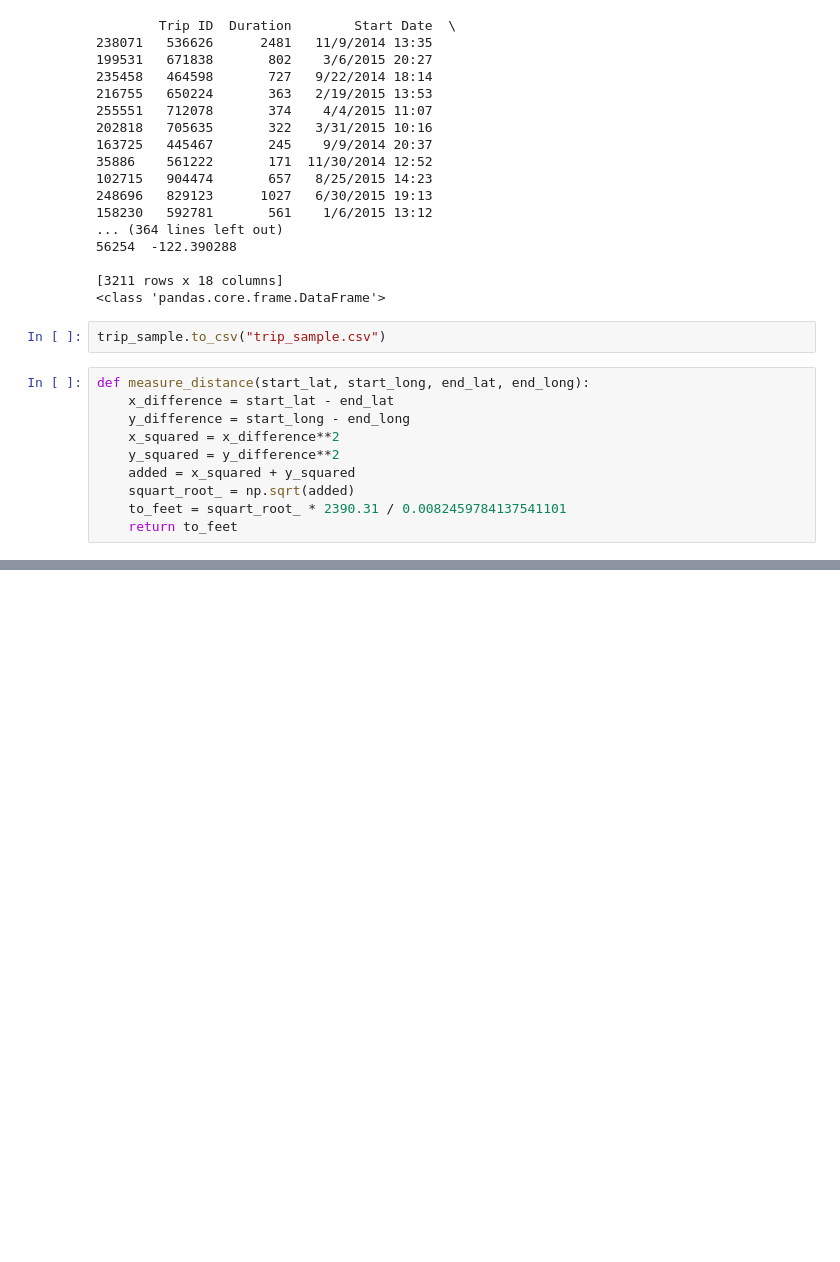
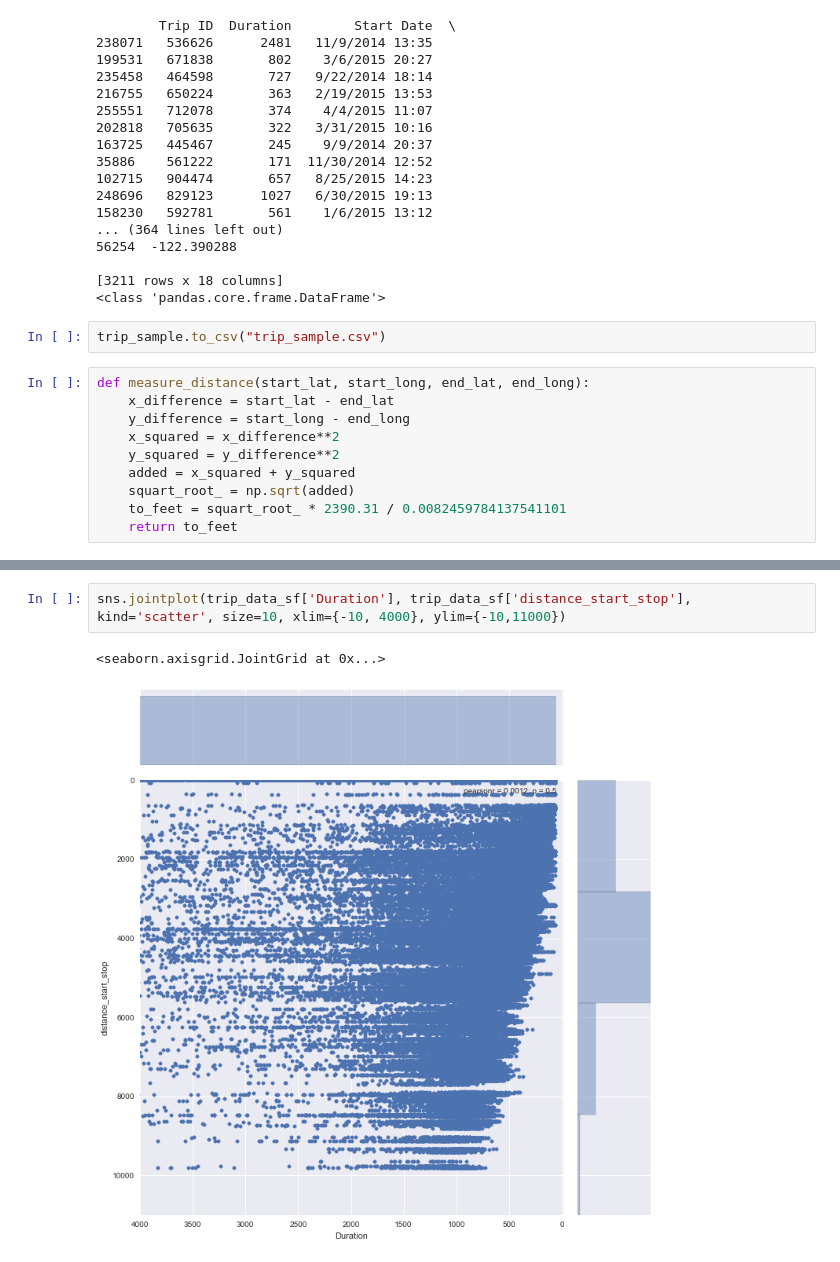
Before and after one commit to mattsarn/cycl.co, a Jupyter notebook: bike_sharing_analysis.ipynb, the cells around one changed output, grey strips where cells are left out. Saved outputs shown, nothing was run; the diff lists cells and outputs as text; blank space fills up the shorter version.

```diff
--- a/bike_sharing_analysis.ipynb
+++ b/bike_sharing_analysis.ipynb
@@ -193,0 +224,5 @@ array([[  37.795392, -122.394203],
+# %%
+sns.jointplot(trip_data_sf['Duration'], trip_data_sf['distance_start_stop'], kind='scatter', size=10, xlim={-10, 4000}, ylim={-10,11000})
+# %% [output]
+<seaborn.axisgrid.JointGrid at 0x...>
+[figure, added]
```
Also changed, not shown: parts of 11 cells of this notebook.
